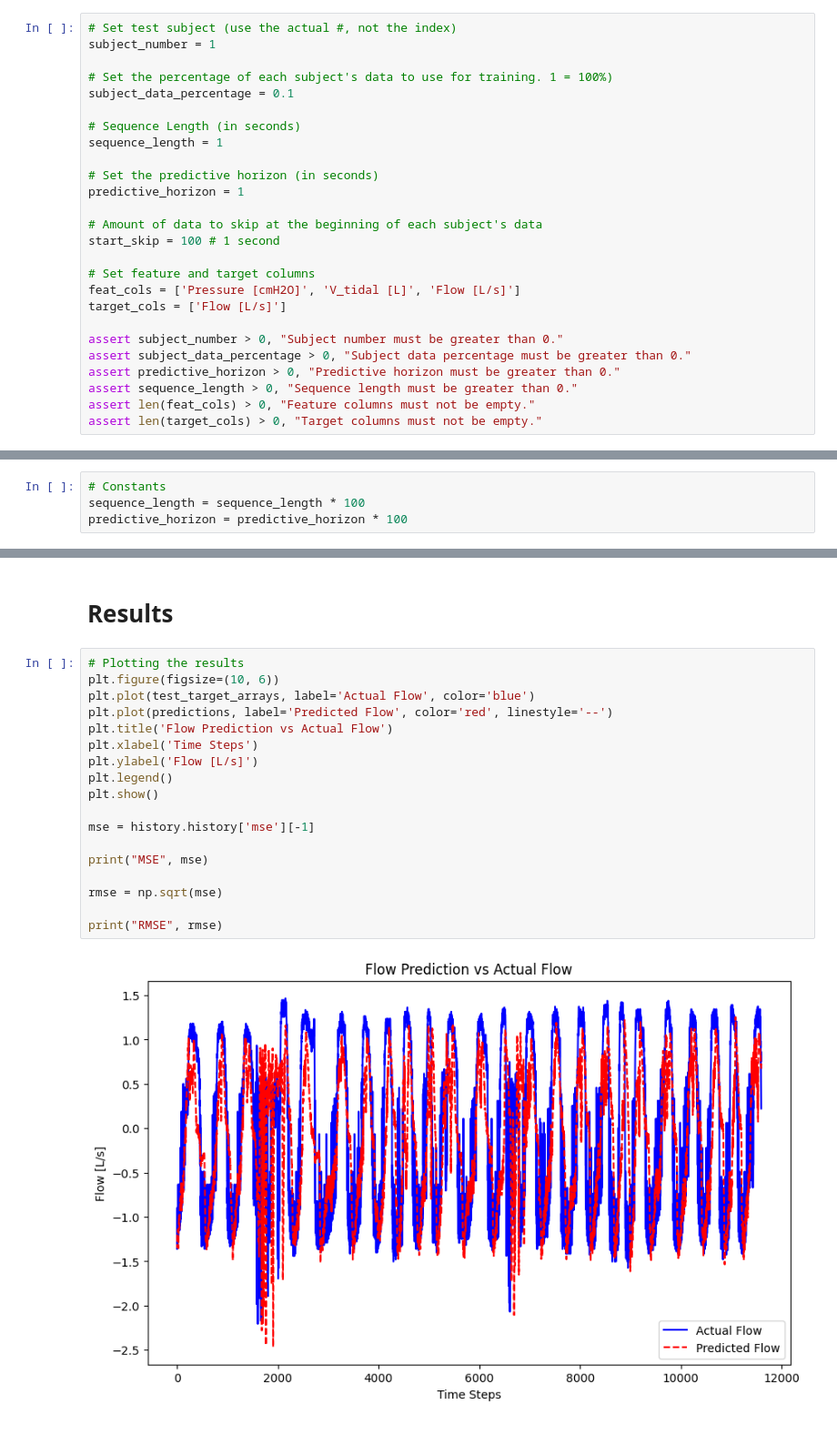
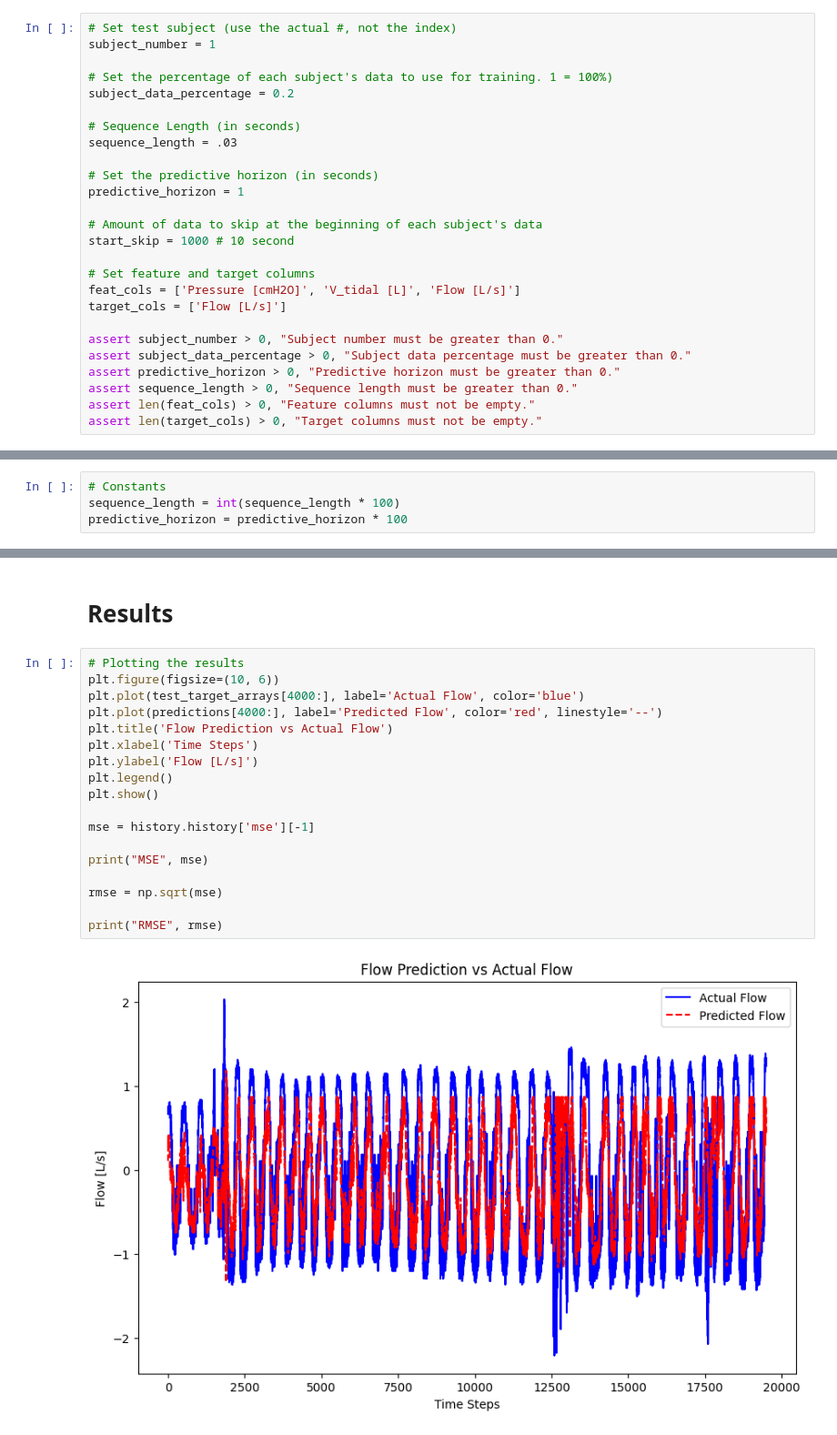
Before and after one commit to kellerflint/IoT-Final-Project, a Jupyter notebook: model_flow_all.ipynb, the cells around one changed output, grey strips where cells are left out. Shown at 91% size. Cells and saved outputs as stored; diff of their text form.

Commit message:
updated flow models

```diff
--- a/model_flow_all.ipynb
+++ b/model_flow_all.ipynb
@@ -5,16 +5,16 @@
 subject_number = 1
 
 # Set the percentage of each subject's data to use for training. 1 = 100%)
-subject_data_percentage = 0.1
+subject_data_percentage = 0.2
 
 # Sequence Length (in seconds)
-sequence_length = 1
+sequence_length = .03
 
 # Set the predictive horizon (in seconds)
 predictive_horizon = 1
 
 # Amount of data to skip at the beginning of each subject's data
-start_skip = 100 # 1 second
+start_skip = 1000 # 10 second
 
 # Set feature and target columns
 feat_cols = ['Pressure [cmH2O]', 'V_tidal [L]', 'Flow [L/s]']
@@ -44,7 +42,7 @@ from IPython.display import clear_output
 import time
 # %%
 # Constants
-sequence_length = sequence_length * 100
+sequence_length = int(sequence_length * 100)
 predictive_horizon = predictive_horizon * 100
 # %% [markdown]
 # Data Prep
@@ -211,20 +209,20 @@ predictions = model.predict(test_sequence_arrays)
 # %%
 # Plotting the results
 plt.figure(figsize=(10, 6))
-plt.plot(test_target_arrays, label='Actual Flow', color='blue')
-plt.plot(predictions, label='Predicted Flow', color='red', linestyle='--')
+plt.plot(test_target_arrays[4000:], label='Actual Flow', color='blue')
+plt.plot(predictions[4000:], label='Predicted Flow', color='red', linestyle='--')
 plt.title('Flow Prediction vs Actual Flow')
 plt.xlabel('Time Steps')
 plt.ylabel('Flow [L/s]')
 plt.legend()
 plt.show()
 
 mse = history.history['mse'][-1]
 
 print("MSE", mse)
 
 rmse = np.sqrt(mse)
 
 print("RMSE", rmse)
 # %% [output]
-[figure, old version]
+[figure, new version]
```
Also changed, not shown: parts of 8 cells of this notebook, 1 other file.
